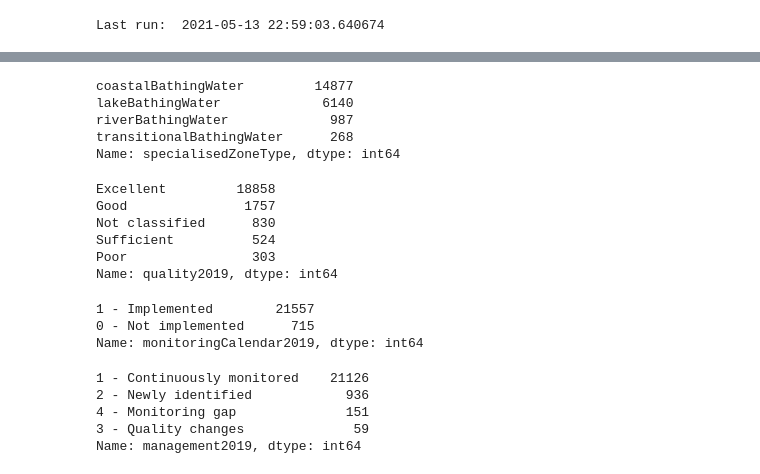
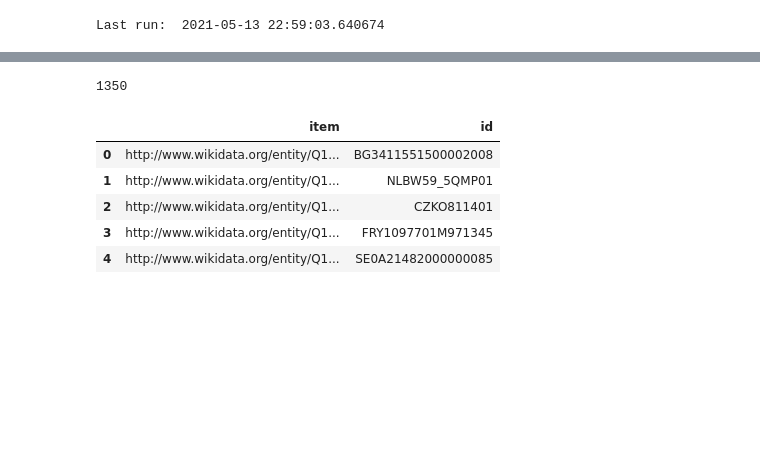
Before and after one commit to salgo60/Svenskabadplatser, a Jupyter notebook: Jupyter/BathWater.ipynb, the cells around one changed output, grey strips where cells are left out. Drawn from its saved outputs; the diff is of its cells as text; code cells hidden in the pictures; blank space fills up the shorter version.

```diff
--- a/Jupyter/BathWater.ipynb
+++ b/Jupyter/BathWater.ipynb
@@ -94,31 +127,35 @@ Name: groupIdentifier, Length: 352, dtype: int64
-# %%
-df["specialisedZoneType"].value_counts()
-# %% [output]
-coastalBathingWater         14877
-lakeBathingWater             6140
-riverBathingWater             987
-transitionalBathingWater      268
-Name: specialisedZoneType, dtype: int64
-# %%
-df["quality2019"].value_counts()
-# %% [output]
-Excellent         18858
-Good               1757
-Not classified      830
-Sufficient          524
-Poor                303
-Name: quality2019, dtype: int64
-# %%
-df["monitoringCalendar2019"].value_counts()
-# %% [output]
-1 - Implemented        21557
-0 - Not implemented      715
-Name: monitoringCalendar2019, dtype: int64
-# %%
-df["management2019"].value_counts()
-# %% [output]
-1 - Continuously monitored    21126
-2 - Newly identified            936
-4 - Monitoring gap              151
-3 - Quality changes              59
-Name: management2019, dtype: int64
+# %%
+query = """
+SELECT ?item ?id WHERE {
+  ?item wdt:P9616 ?id .
+}
+"""
+
+url = "https://query.wikidata.org/sparql"
+
+r = requests.get(
+    url,
+    params={"query": query, "format": "json"},
+    headers={"User-Agent": "BathWaterNotebook/1.0"}
+)
+
+data = r.json()["results"]["bindings"]
+
+wd = pd.DataFrame([
+    {
+        "item": row["item"]["value"],
+        "id": row["id"]["value"]
+    }
+    for row in data
+])
+
+print(len(wd))
+wd.head()
+# %% [output]
+1350
+|  | item | id |
+| 0 | http://www.wikidata.org/entity/Q1... | BG3411551500002008 |
+| 1 | http://www.wikidata.org/entity/Q1... | NLBW59_5QMP01 |
+| 2 | http://www.wikidata.org/entity/Q1... | CZKO811401 |
+| 3 | http://www.wikidata.org/entity/Q1... | FRY1097701M971345 |
+| 4 | http://www.wikidata.org/entity/Q1... | SE0A21482000000085 |
```
Also changed, not shown: parts of 10 cells of this notebook, 2 other files.
